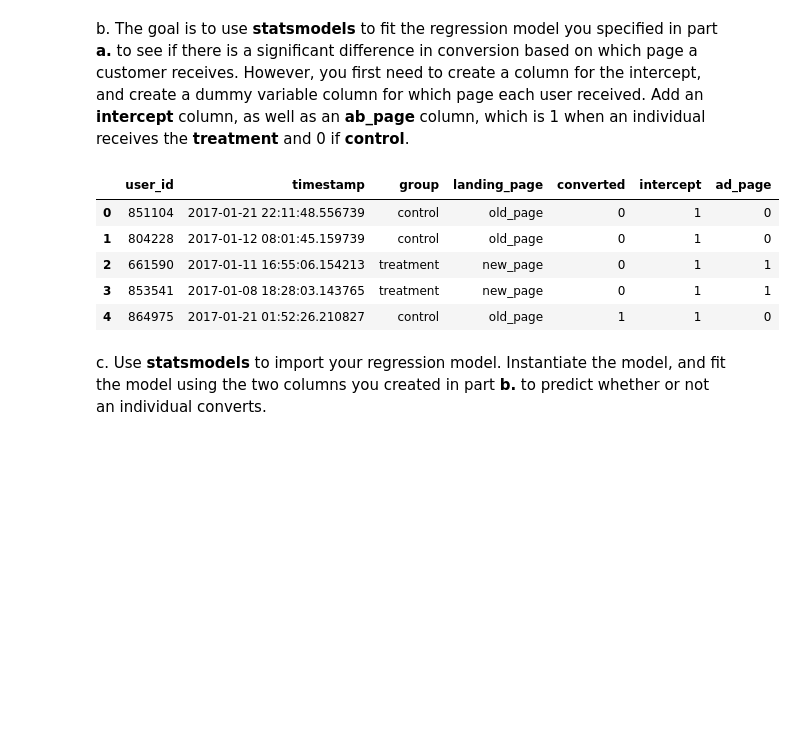
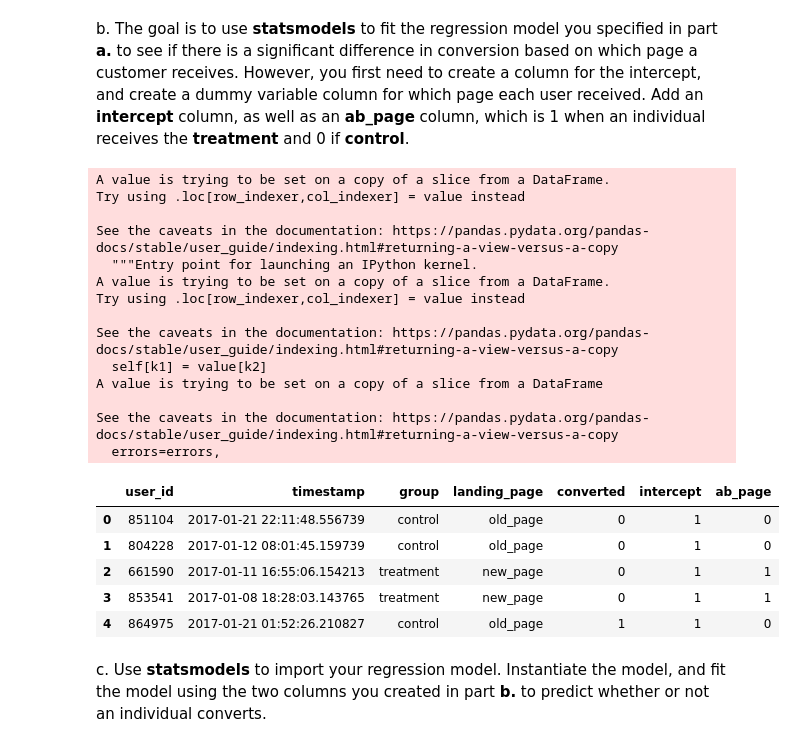
Before and after one commit to aalsudairi/Analyze-AB-Test-Results, a Jupyter notebook: Analyze_ab_test_results_notebook.ipynb, the cells around one changed output. Cells and saved outputs as stored; diff of their text form; code cells hidden in the pictures; blank space fills up the shorter version.

```diff
--- a/Analyze_ab_test_results_notebook.ipynb
+++ b/Analyze_ab_test_results_notebook.ipynb
@@ -326,18 +326,32 @@ a. Since each row is either a conversion or no conversion, what type of regressi
 **Logistic regression.**
 # %% [markdown]
 b. The goal is to use **statsmodels** to fit the regression model you specified in part **a.** to see if there is a significant difference in conversion based on which page a customer receives.  However, you first need to create a column for the intercept, and create a dummy variable column for which page each user received.  Add an **intercept** column, as well as an **ab_page** column, which is 1 when an individual receives the **treatment** and 0 if **control**.
-# %%
-df2_new = df2.copy()
-df2_new['intercept'] = 1
-df2_new['ad_page'] = pd.get_dummies(df['group'])['treatment']
-df2_new.head()
-# %% [output]
-|  | user_id | timestamp | group | landing_page | converted | intercept | ad_page |
-| 0 | 851104 | 2017-01-21 22:11:48.556739 | control | old_page | 0 | 1 | 0 |
-| 1 | 804228 | 2017-01-12 08:01:45.159739 | control | old_page | 0 | 1 | 0 |
-| 2 | 661590 | 2017-01-11 16:55:06.154213 | treatment | new_page | 0 | 1 | 1 |
-| 3 | 853541 | 2017-01-08 18:28:03.143765 | treatment | new_page | 0 | 1 | 1 |
-| 4 | 864975 | 2017-01-21 01:52:26.210827 | control | old_page | 1 | 1 | 0 |
+# %%
+df2['intercept'] = 1
+df2[['drop', 'ab_page']] = pd.get_dummies(df2['group'])
+df2.drop('drop', axis=1, inplace=True)
+df2.head()
+# %% [output]
+A value is trying to be set on a copy of a slice from a DataFrame.
+Try using .loc[row_indexer,col_indexer] = value instead
+
+See the caveats in the documentation: https://pandas.pydata.org/pandas-docs/stable/user_guide/indexing.html#returning-a-view-versus-a-copy
+  """Entry point for launching an IPython kernel.
+A value is trying to be set on a copy of a slice from a DataFrame.
+Try using .loc[row_indexer,col_indexer] = value instead
+
+See the caveats in the documentation: https://pandas.pydata.org/pandas-docs/stable/user_guide/indexing.html#returning-a-view-versus-a-copy
+  self[k1] = value[k2]
+A value is trying to be set on a copy of a slice from a DataFrame
+
+See the caveats in the documentation: https://pandas.pydata.org/pandas-docs/stable/user_guide/indexing.html#returning-a-view-versus-a-copy
+  errors=errors,
+|  | user_id | timestamp | group | landing_page | converted | intercept | ab_page |
+| 0 | 851104 | 2017-01-21 22:11:48.556739 | control | old_page | 0 | 1 | 0 |
+| 1 | 804228 | 2017-01-12 08:01:45.159739 | control | old_page | 0 | 1 | 0 |
+| 2 | 661590 | 2017-01-11 16:55:06.154213 | treatment | new_page | 0 | 1 | 1 |
+| 3 | 853541 | 2017-01-08 18:28:03.143765 | treatment | new_page | 0 | 1 | 1 |
+| 4 | 864975 | 2017-01-21 01:52:26.210827 | control | old_page | 1 | 1 | 0 |
 # %% [markdown]
 c. Use **statsmodels** to import your regression model.  Instantiate the model, and fit the model using the two columns you created in part **b.** to predict whether or not an individual converts.
 # %%
```
Also changed, not shown: parts of 12 cells of this notebook.
